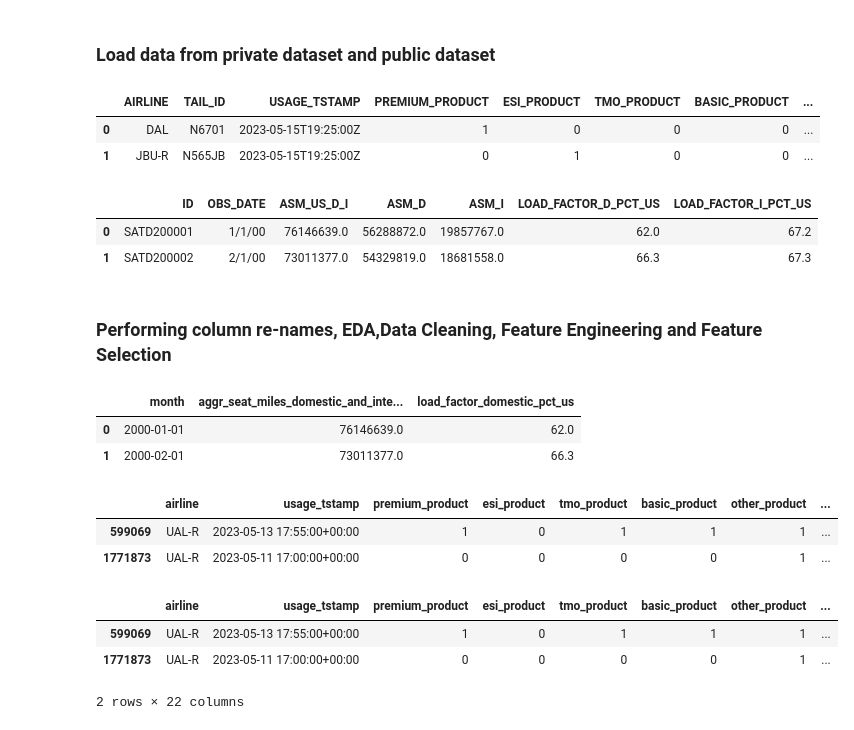
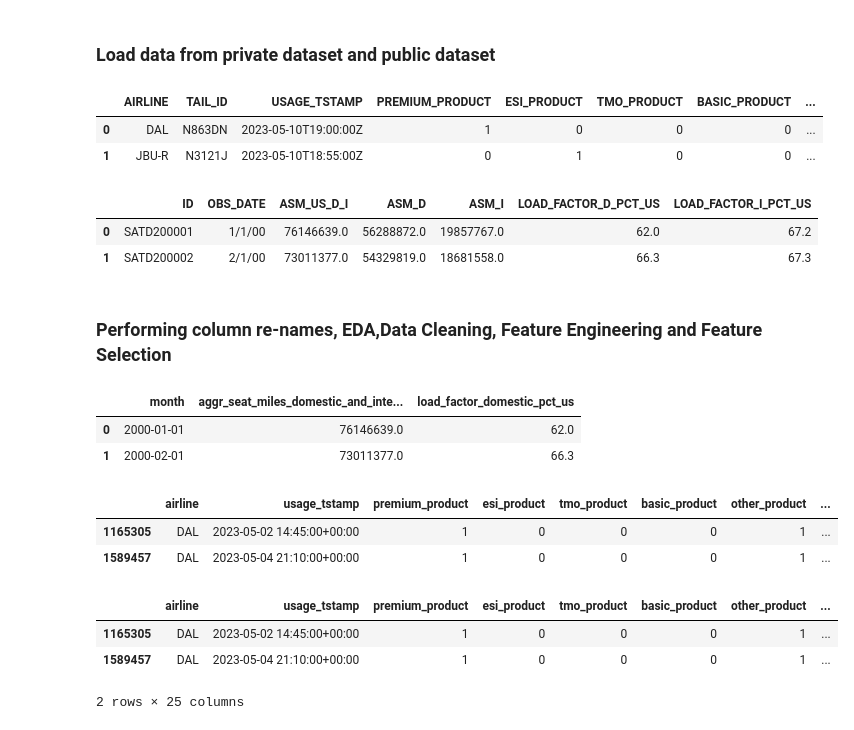
Before and after one commit to vulkenree/Machine-Learning-Projects, a Jupyter notebook: flight_usage_prediction/flight_usage_all_features.ipynb, the cells around one changed output. Drawn from its saved outputs; the diff is of its cells as text; code cells hidden in the pictures.

```diff
--- a/flight_usage_prediction/flight_usage_all_features.ipynb
+++ b/flight_usage_prediction/flight_usage_all_features.ipynb
@@ -54,14 +54,14 @@ from sklearn.svm import SVR
 # %% [markdown]
 ### Load data from private dataset and public dataset
 # %%
-df_usage = pd.read_csv('data/usage_data_per_tail.csv')
+df_usage = pd.read_csv('data/usage_data_all_features.csv')
 display(df_usage.head(2))
 df_airtraffic_trends = pd.read_csv('data/Airline_Transportation_Data.csv')
 display(df_airtraffic_trends.head(2))
 # %% [output]
 |  | AIRLINE | TAIL_ID | USAGE_TSTAMP | PREMIUM_PRODUCT | ESI_PRODUCT | TMO_PRODUCT | BASIC_PRODUCT | ... |
-| 0 | DAL | N6701 | 2023-05-15T19:25:00Z | 1 | 0 | 0 | 0 | ... |
-| 1 | JBU-R | N565JB | 2023-05-15T19:25:00Z | 0 | 1 | 0 | 0 | ... |
+| 0 | DAL | N863DN | 2023-05-10T19:00:00Z | 1 | 0 | 0 | 0 | ... |
+| 1 | JBU-R | N3121J | 2023-05-10T18:55:00Z | 0 | 1 | 0 | 0 | ... |
 |  | ID | OBS_DATE | ASM_US_D_I | ASM_D | ASM_I | LOAD_FACTOR_D_PCT_US | LOAD_FACTOR_I_PCT_US |
 | 0 | SATD200001 | 1/1/00 | 76146639.0 | 56288872.0 | 19857767.0 | 62.0 | 67.2 |
 | 1 | SATD200002 | 2/1/00 | 73011377.0 | 54329819.0 | 18681558.0 | 66.3 | 67.3 |
@@ -70,34 +70,34 @@ display(df_airtraffic_trends.head(2))
 # %%
 
 df_airtraffic_trends.rename(columns={'OBS_DATE': 'Month','ASM_US_D_I':'Aggr_seat_miles_domestic_and_international','LOAD_FACTOR_D_PCT_US':'Load_factor_domestic_pct_us'}, inplace=True)
 df_airtraffic_trends.drop(['ID','ASM_D','ASM_I','LOAD_FACTOR_I_PCT_US'], axis=1, inplace=True)
 df_airtraffic_trends['Month'] = pd.to_datetime(df_airtraffic_trends['Month'])
 df_usage.columns = df_usage.columns.str.lower()
 df_airtraffic_trends.columns = df_airtraffic_trends.columns.str.lower()
 df_usage['usage_tstamp'] = pd.to_datetime(df_usage['usage_tstamp'])
 df_usage['door_close_tstamp'] = pd.to_datetime(df_usage['door_close_tstamp'])
 df_usage['door_open_plus15_tstamp'] = pd.to_datetime(df_usage['door_open_plus15_tstamp'])
 
 # Based on several iterations of the EDA, it felt like I need to come up with a new feature which is percentage of flight completed
 # and need to find all time related variables in local time than in utc. Used lat,lon to convert time to local timezone.
 # Dropped all rows with null vallues for lat,long
 
 df_usage['pct_flight_completed'] = df_usage['time_into_flight']/((df_usage['door_open_plus15_tstamp'] - df_usage['door_close_tstamp']).dt.total_seconds() / 60)
 df_usage.drop(['tail_id','door_close_tstamp','door_open_plus15_tstamp'], axis=1, inplace=True)
-df_usage.dropna(subset=['latitude','longitude'],inplace=True)
-
+df_usage.dropna(subset=['latitude','longitude','seat_capacity','eco_seats','airline'],inplace=True)
+df_usage['free_model'] = df_usage['airline'].apply(lambda x: 1 if x in ['DAL','JBU','JBU-R','QFA'] else 0)
 # The initial data set had a lot of datapoints, so I sampled 1% of the data to do the EDA and build the model
-df_usage_sampled = df_usage.sample(frac=0.02, random_state=42,replace=False)
+df_usage_sampled = df_usage.sample(frac=0.5, random_state=42,replace=False)
 
 display(df_airtraffic_trends.head(2))
 display(df_usage_sampled.head(2))
 # %% [output]
 |  | month | aggr_seat_miles_domestic_and_inte... | load_factor_domestic_pct_us |
 | 0 | 2000-01-01 | 76146639.0 | 62.0 |
 | 1 | 2000-02-01 | 73011377.0 | 66.3 |
 |  | airline | usage_tstamp | premium_product | esi_product | tmo_product | basic_product | other_product | ... |
-| 599069 | UAL-R | 2023-05-13 17:55:00+00:00 | 1 | 0 | 1 | 1 | 1 | ... |
-| 1771873 | UAL-R | 2023-05-11 17:00:00+00:00 | 0 | 0 | 0 | 0 | 1 | ... |
+| 1165305 | DAL | 2023-05-02 14:45:00+00:00 | 1 | 0 | 0 | 0 | 1 | ... |
+| 1589457 | DAL | 2023-05-04 21:10:00+00:00 | 1 | 0 | 0 | 0 | 1 | ... |
 # %%
 # Performing timezone trasnlations to get local time as well as hour of day and day of week
 
@@ -123,9 +123,9 @@ df_usage_sampled['usage_local_day'] = df_usage_sampled.apply(lambda row: row['us
 display(df_usage_sampled.head(2))
 # %% [output]
 |  | airline | usage_tstamp | premium_product | esi_product | tmo_product | basic_product | other_product | ... |
-| 599069 | UAL-R | 2023-05-13 17:55:00+00:00 | 1 | 0 | 1 | 1 | 1 | ... |
-| 1771873 | UAL-R | 2023-05-11 17:00:00+00:00 | 0 | 0 | 0 | 0 | 1 | ... |
+| 1165305 | DAL | 2023-05-02 14:45:00+00:00 | 1 | 0 | 0 | 0 | 1 | ... |
+| 1589457 | DAL | 2023-05-04 21:10:00+00:00 | 1 | 0 | 0 | 0 | 1 | ... |
-2 rows × 22 columns
+2 rows × 25 columns
 # %%
 # Dropping un-wanted rows before doing one more final round of eda through sweetviz
 
```
Also changed, not shown: parts of 9 cells of this notebook, 2 other files.
